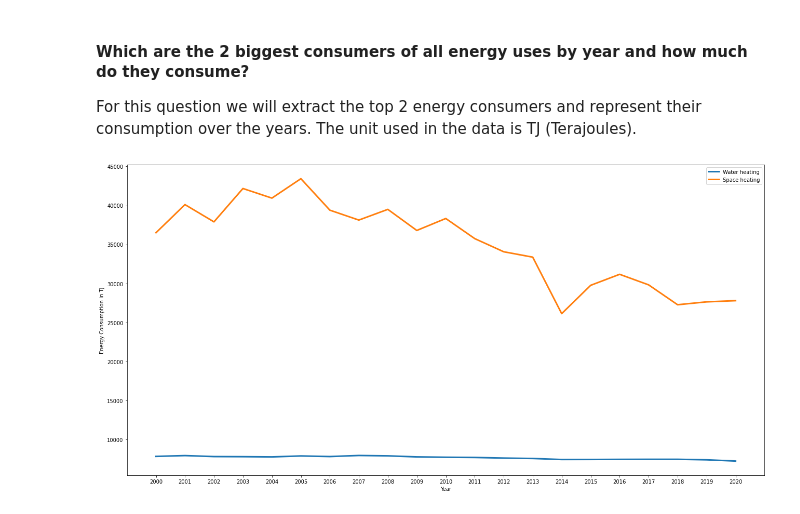
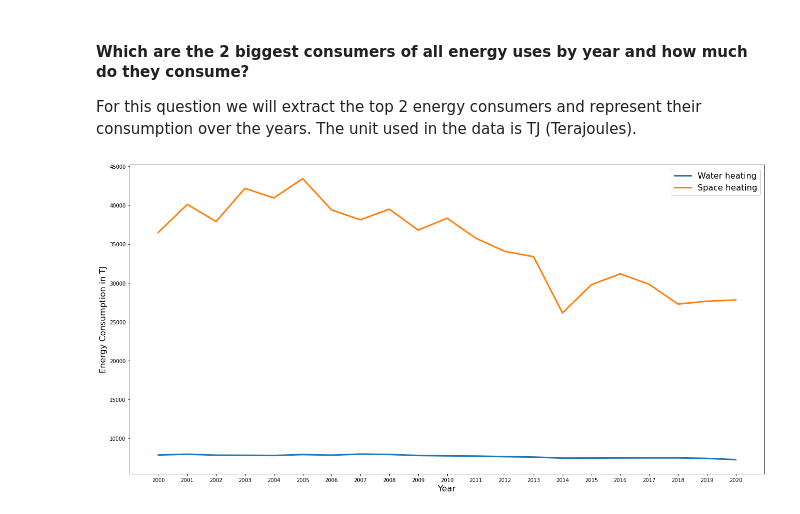
Before and after one commit to TilenBerlak/Data-mining-project, a Jupyter notebook: Projekt/Projekt.ipynb, the cells around one changed output. Saved outputs shown, nothing was run; the diff lists cells and outputs as text; code cells hidden in the pictures.

```diff
--- a/Projekt/Projekt.ipynb
+++ b/Projekt/Projekt.ipynb
@@ -69,33 +72,33 @@ The unit used in the data is TJ (Terajoules).
 # %%
 
 #Make dictionaries with top 2 consumption amounts by year
 yearly_app = {}
 yearly_cons={}
 ct=0
 
 for x in npmat:
     index_cons_max = np.argpartition(x, -2)[-2:]
     yearly_cons[str(2000+ct)]=x[index_cons_max]
     ct+=1
 
 
 
 years=yearly_cons.keys()
 n1=[]
 n2=[]
 for x in yearly_cons.values():
     n1.append(x[0])
     n2.append(x[1])
 
 
 
 plt.figure(figsize=(22, 11))
 plt.plot(years,n1,label=names[index_cons_max[0]], linewidth=3.0)
 plt.plot(years,n2,label=names[index_cons_max[1]], linewidth=3.0)
-plt.xlabel("Year")
-plt.ylabel("Energy Consumption in TJ")
+plt.xlabel("Year",fontsize=16)
+plt.ylabel("Energy Consumption in TJ",fontsize=16)
 
-plt.legend()
+plt.legend(fontsize=16)
 plt.show()
 # %% [output]
-[figure, old version]
+[figure, new version]
```
Also changed, not shown: parts of 2 cells of this notebook.
